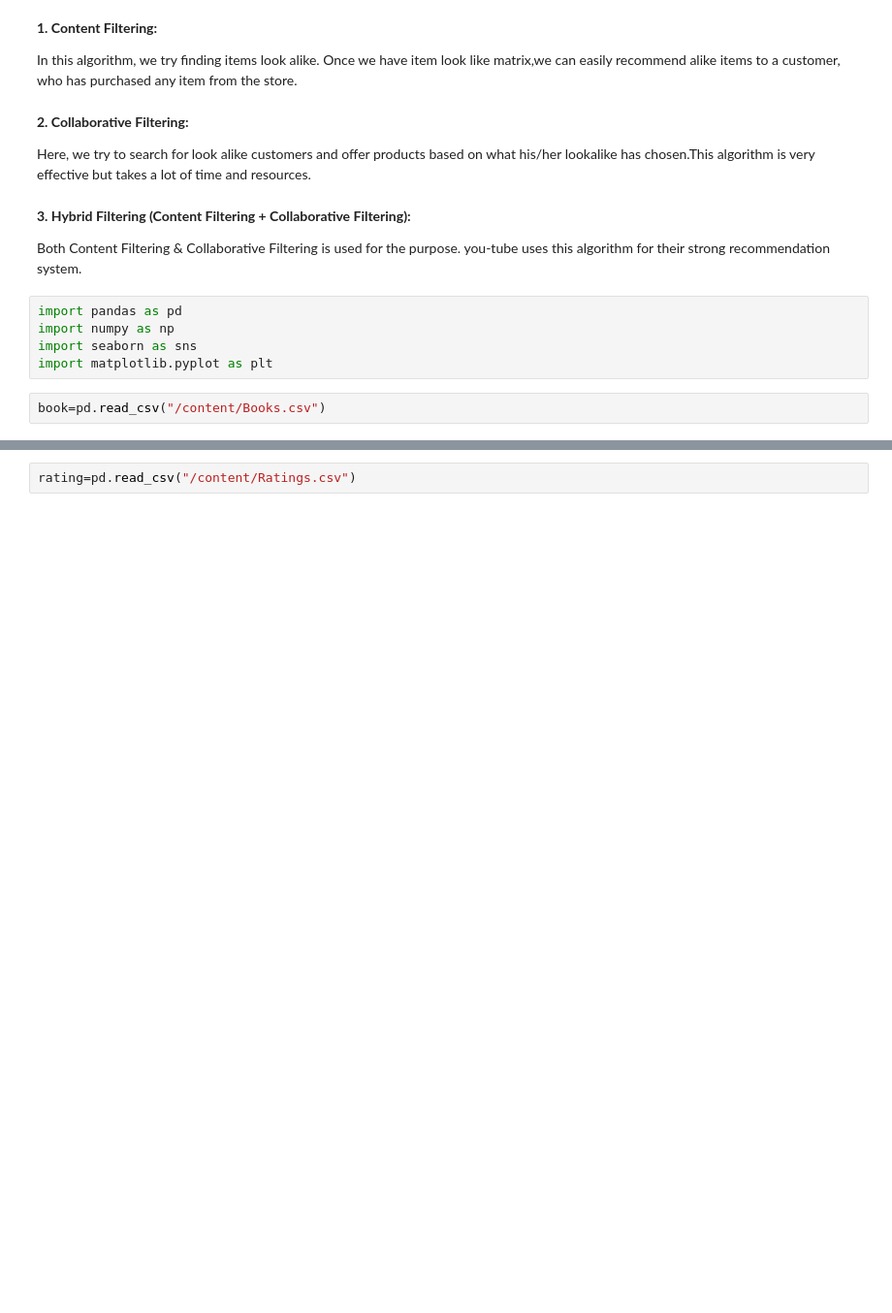
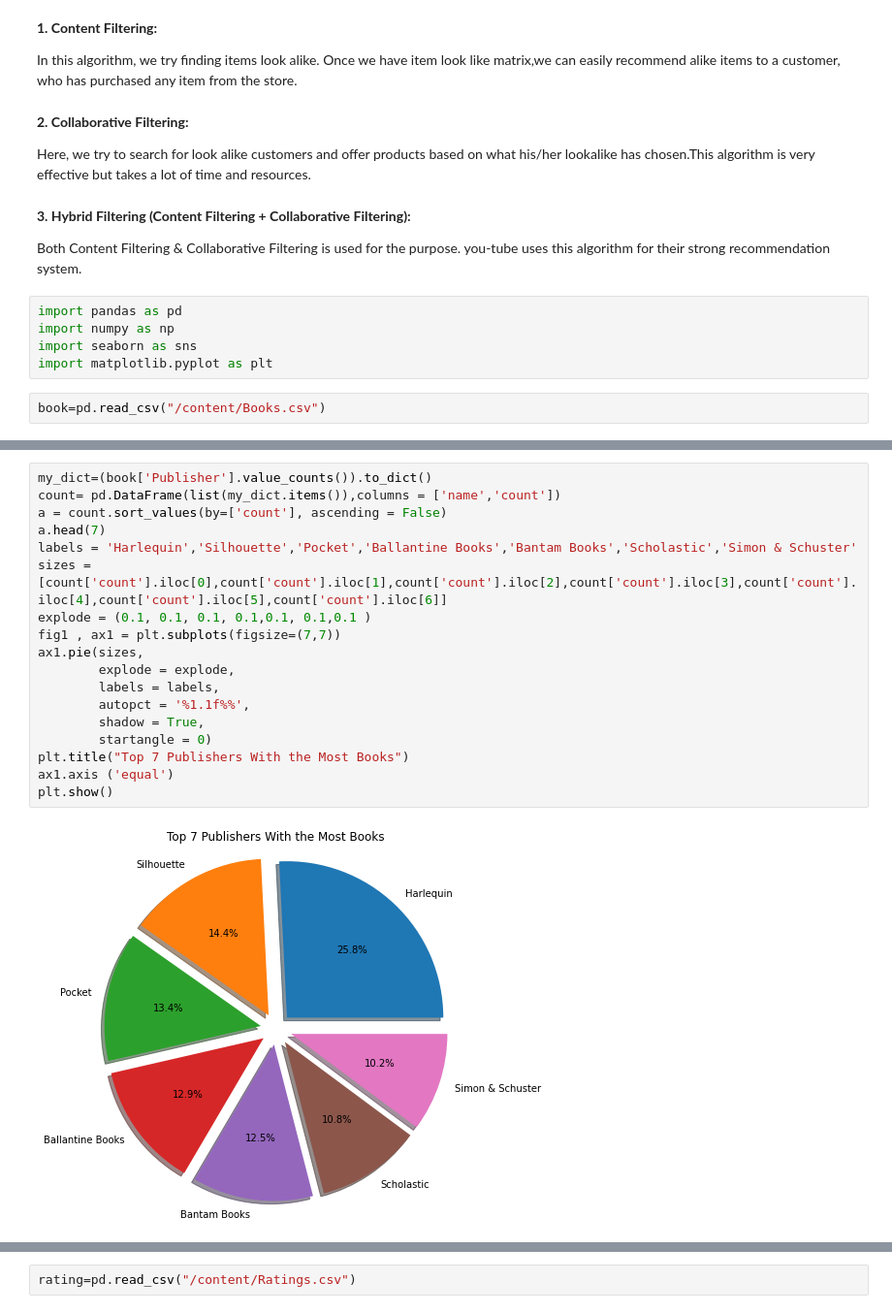
Before and after one commit to irshad9873/book-recommended-system, a Jupyter notebook: Book_Recommended_System.ipynb, the cells around one changed output, grey strips where cells are left out. Shown at 97% size. Cells and saved outputs as stored; diff of their text form; blank space fills up the shorter version.

```diff
--- a/Book_Recommended_System.ipynb
+++ b/Book_Recommended_System.ipynb
@@ -40,0 +116,20 @@ book.head()
+# %%
+my_dict=(book['Publisher'].value_counts()).to_dict()
+count= pd.DataFrame(list(my_dict.items()),columns = ['name','count'])
+a = count.sort_values(by=['count'], ascending = False)
+a.head(7)
+labels = 'Harlequin','Silhouette','Pocket','Ballantine Books','Bantam Books','Scholastic','Simon & Schuster'
+sizes = [count['count'].iloc[0],count['count'].iloc[1],count['count'].iloc[2],count['count'].iloc[3],count['count'].iloc[4],count['count'].iloc[5],count['count'].iloc[6]]
+explode = (0.1, 0.1, 0.1, 0.1,0.1, 0.1,0.1 )
+fig1 , ax1 = plt.subplots(figsize=(7,7))
+ax1.pie(sizes,
+        explode = explode,
+        labels = labels,
+        autopct = '%1.1f%%',
+        shadow = True,
+        startangle = 0)
+plt.title("Top 7 Publishers With the Most Books")
+ax1.axis ('equal')
+plt.show()
+# %% [output]
+[figure, added]
```
Also changed, not shown: parts of 47 cells of this notebook.
